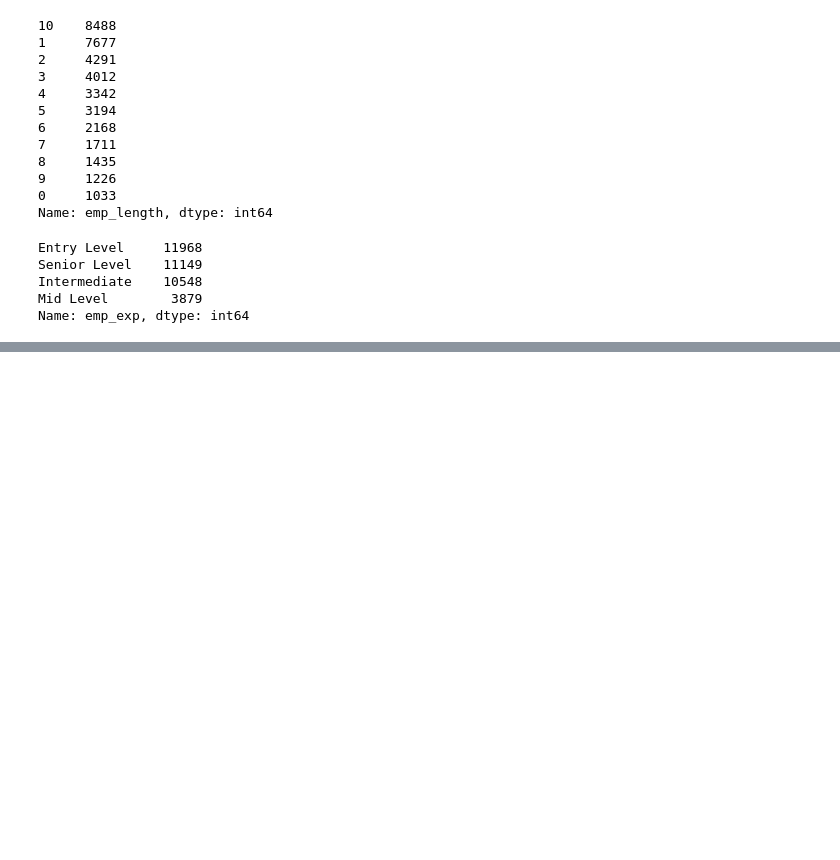
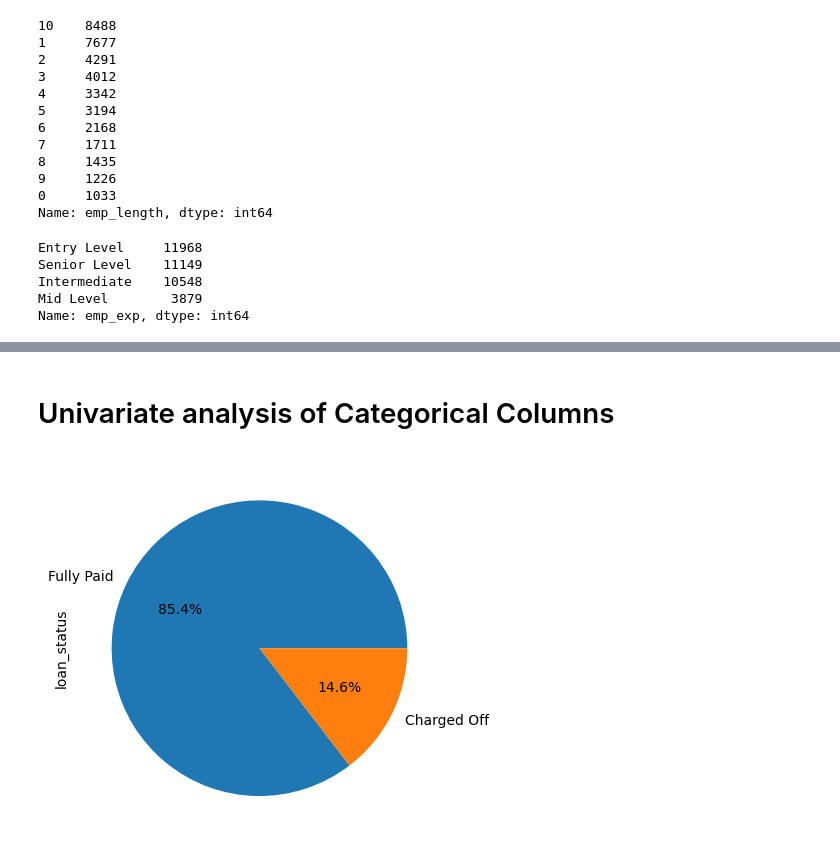
Before and after one commit to skkage/LendingClubCaseStudy, a Jupyter notebook: Lending-Club-Case-Study.ipynb, the cells around one changed output, grey strips where cells are left out. Cells and saved outputs as stored; diff of their text form; code cells hidden in the pictures; blank space fills up the shorter version.

Commit message:
Univairate analysis for ordered variables

```diff
--- a/Lending-Club-Case-Study.ipynb
+++ b/Lending-Club-Case-Study.ipynb
@@ -961,0 +1005,2 @@ Name: emp_exp, dtype: int64
+# %% [markdown]
+# Univariate analysis of Categorical Columns
@@ -961,0 +1009,9 @@ Name: emp_exp, dtype: int64
+# %%
+# plot a pie chart to understand the amount of loans defaulted and non defaulted.
+# There are around 85.4% loans which are paid in full
+# There are around 14.6% loands which are chareged off or defaulted.b
+plt.style.use("default")
+df_new['loan_status'].value_counts().plot.pie(autopct='%1.1f%%')
+plt.show()
+# %% [output]
+[figure, added]
```
Also changed, not shown: parts of 17 cells of this notebook, 1 other file.
